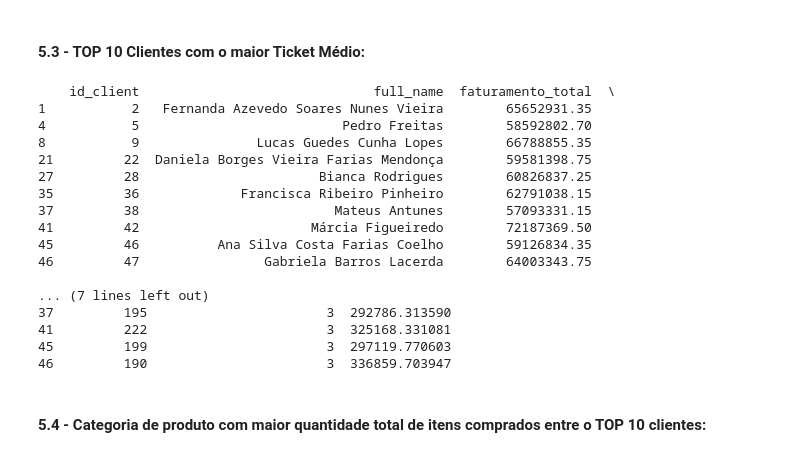
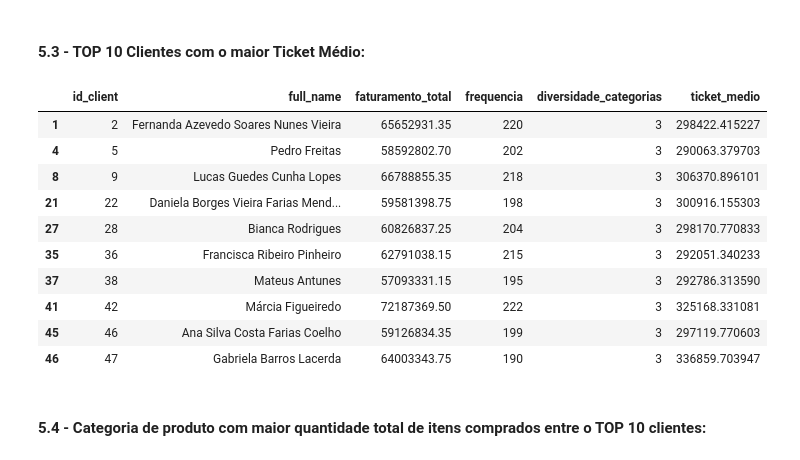
Before and after one commit to kevinkchaves/Desafio_Lighthouse, a Jupyter notebook: notebook/Relatorio.ipynb, the cells around one changed output. Cells and saved outputs as stored; diff of their text form; code cells hidden in the pictures.

```diff
--- a/notebook/Relatorio.ipynb
+++ b/notebook/Relatorio.ipynb
@@ -733,26 +746,20 @@ Numero de clientes que compraram pelo menos 3 categorias: 49
 # %%
 #SELECIONANDO OS 10 CLIENTES DE ELITE COM BASE NO TICKET MÉDIO
 top_10_clientes = df_metricas.sort_values(by=['ticket_medio', 'id_client'], ascending=[False, True]).head(10)
 top_10_clientes = top_10_clientes.sort_values(by='id_client', ascending=True)
-print(top_10_clientes)
+display(top_10_clientes)
 # %% [output]
-    id_client                              full_name  faturamento_total  \
-1           2   Fernanda Azevedo Soares Nunes Vieira        65652931.35
-4           5                          Pedro Freitas        58592802.70
-8           9               Lucas Guedes Cunha Lopes        66788855.35
-21         22  Daniela Borges Vieira Farias Mendonça        59581398.75
-27         28                       Bianca Rodrigues        60826837.25
-35         36             Francisca Ribeiro Pinheiro        62791038.15
-37         38                         Mateus Antunes        57093331.15
-41         42                      Márcia Figueiredo        72187369.50
-45         46          Ana Silva Costa Farias Coelho        59126834.35
-46         47                Gabriela Barros Lacerda        64003343.75
-
-... (7 lines left out)
-37         195                       3  292786.313590
-41         222                       3  325168.331081
-45         199                       3  297119.770603
-46         190                       3  336859.703947
+|  | id_client | full_name | faturamento_total | frequencia | diversidade_categorias | ticket_medio |
+| 1 | 2 | Fernanda Azevedo Soares Nunes Vieira | 65652931.35 | 220 | 3 | 298422.415227 |
+| 4 | 5 | Pedro Freitas | 58592802.70 | 202 | 3 | 290063.379703 |
+| 8 | 9 | Lucas Guedes Cunha Lopes | 66788855.35 | 218 | 3 | 306370.896101 |
+| 21 | 22 | Daniela Borges Vieira Farias Mend... | 59581398.75 | 198 | 3 | 300916.155303 |
+| 27 | 28 | Bianca Rodrigues | 60826837.25 | 204 | 3 | 298170.770833 |
+| 35 | 36 | Francisca Ribeiro Pinheiro | 62791038.15 | 215 | 3 | 292051.340233 |
+| 37 | 38 | Mateus Antunes | 57093331.15 | 195 | 3 | 292786.313590 |
+| 41 | 42 | Márcia Figueiredo | 72187369.50 | 222 | 3 | 325168.331081 |
+| 45 | 46 | Ana Silva Costa Farias Coelho | 59126834.35 | 199 | 3 | 297119.770603 |
+| 46 | 47 | Gabriela Barros Lacerda | 64003343.75 | 190 | 3 | 336859.703947 |
 # %% [markdown]
 #### **5.4 - Categoria de produto com maior quantidade total de itens comprados entre o TOP 10 clientes:**
 # %%
```
Also changed, not shown: parts of 28 cells of this notebook, 9 other files.
